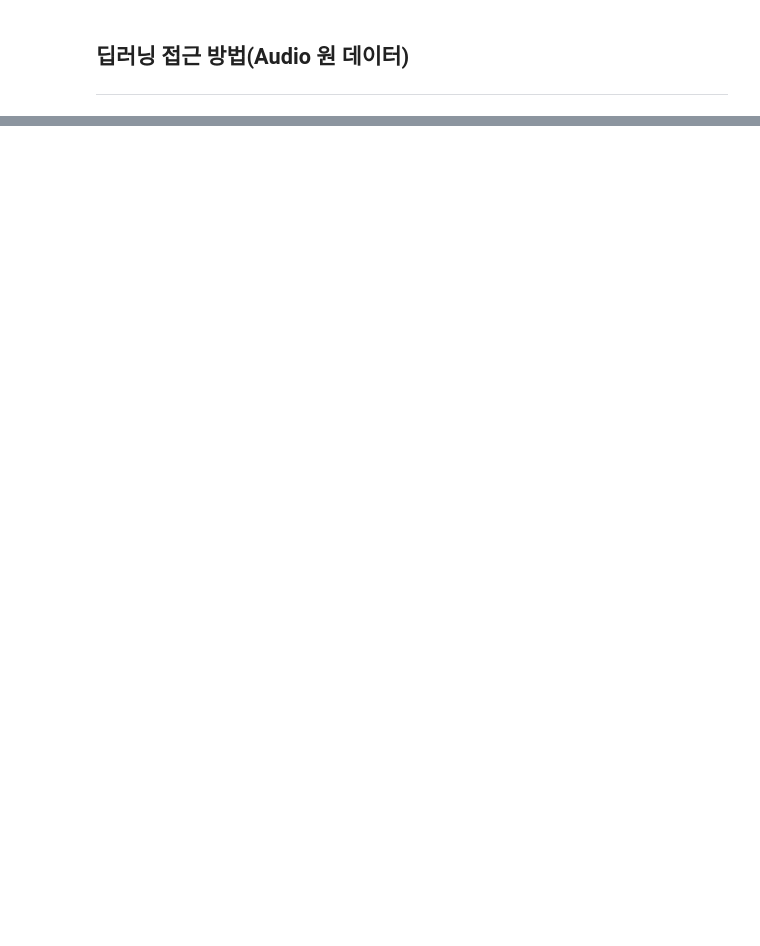
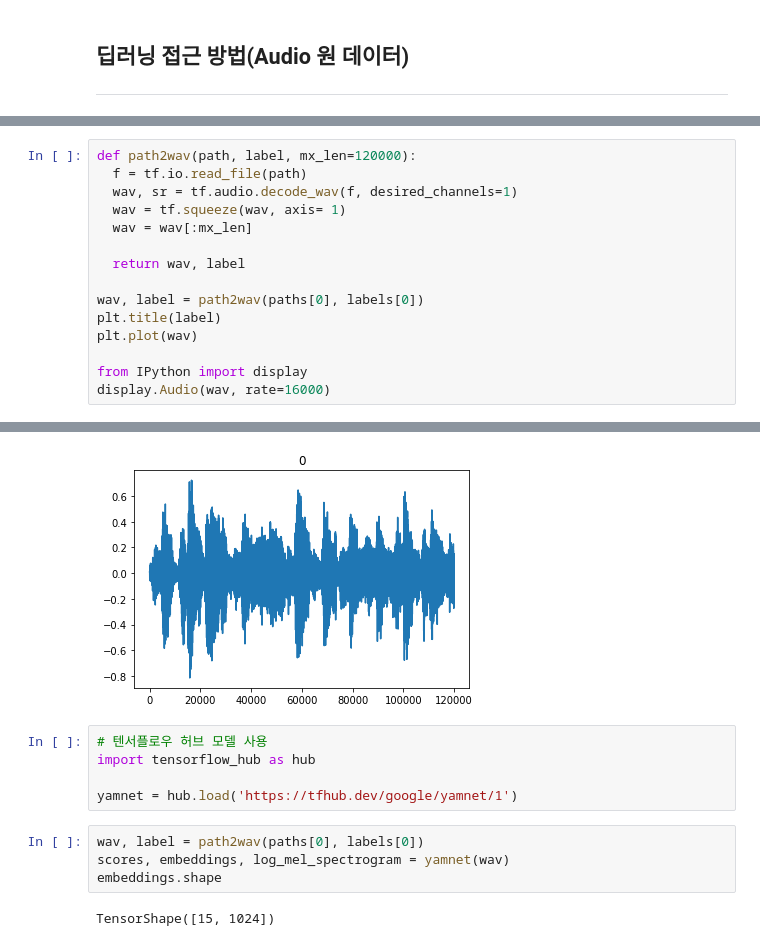
Before and after one commit to pthkbs123/SkillTreePython-DeepLearning, a Jupyter notebook: 04.Paper-with-code/ch04_05_WaveNet.ipynb, the cells around one changed output, grey strips where cells are left out. Saved outputs shown, nothing was run; the diff lists cells and outputs as text; blank space fills up the shorter version.

```diff
--- a/04.Paper-with-code/ch04_05_WaveNet.ipynb
+++ b/04.Paper-with-code/ch04_05_WaveNet.ipynb
@@ -278,0 +414,16 @@ Test Acc: 0.77
+# %%
+def path2wav(path, label, mx_len=120000):
+  f = tf.io.read_file(path)
+  wav, sr = tf.audio.decode_wav(f, desired_channels=1)
+  wav = tf.squeeze(wav, axis= 1)
+  wav = wav[:mx_len]
+
+  return wav, label
+
+wav, label = path2wav(paths[0], labels[0])
+plt.title(label)
+plt.plot(wav)
+
+from IPython import display
+display.Audio(wav, rate=16000)
+# %% [output]
@@ -278,0 +431,12 @@ Test Acc: 0.77
+[figure, added]
+# %%
+# 텐서플로우 허브 모델 사용
+import tensorflow_hub as hub
+
+yamnet = hub.load('https://tfhub.dev/google/yamnet/1')
+# %%
+wav, label = path2wav(paths[0], labels[0])
+scores, embeddings, log_mel_spectrogram = yamnet(wav)
+embeddings.shape
+# %% [output]
+TensorShape([15, 1024])
```
Also changed, not shown: parts of 40 cells of this notebook.
